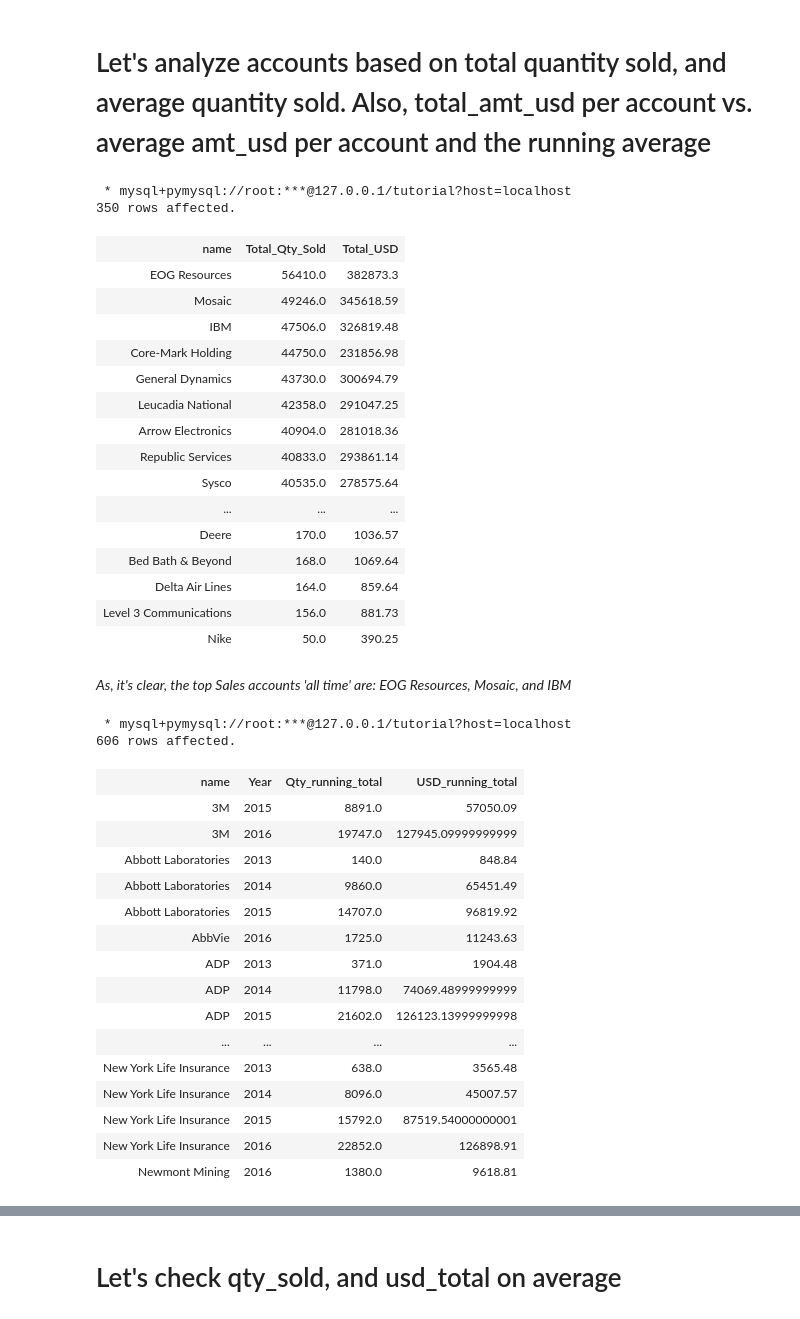
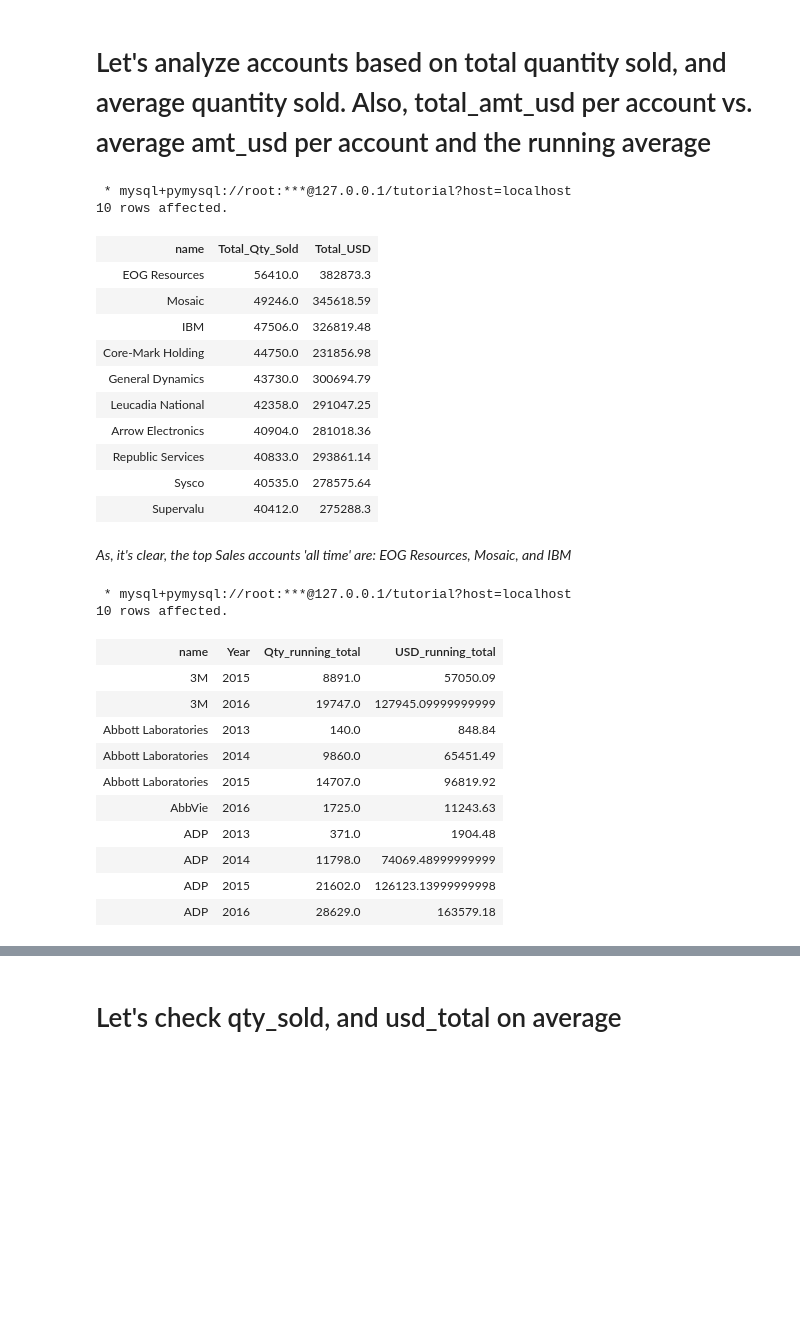
Before and after one commit to KhadijahMohamedAbd/SQL_Analysis_Project, a Jupyter notebook: SQL_Project.ipynb, the cells around one changed output, grey strips where cells are left out. Drawn from its saved outputs; the diff is of its cells as text; code cells hidden in the pictures; blank space fills up the shorter version.

```diff
--- a/SQL_Project.ipynb
+++ b/SQL_Project.ipynb
@@ -329,9 +313,10 @@ FROM
     orders AS o ON a.id = o.account_id
 GROUP BY a.name
 ORDER BY 2 DESC , 3 DESC
+LIMIT 10;
 # %% [output]
  * mysql+pymysql://root:***@127.0.0.1/tutorial?host=localhost
-350 rows affected.
+10 rows affected.
 | name | Total_Qty_Sold | Total_USD |
 | EOG Resources | 56410.0 | 382873.3 |
 | Mosaic | 49246.0 | 345618.59 |
@@ -342,12 +327,7 @@ ORDER BY 2 DESC , 3 DESC
 | Arrow Electronics | 40904.0 | 281018.36 |
 | Republic Services | 40833.0 | 293861.14 |
 | Sysco | 40535.0 | 278575.64 |
-| ... | ... | ... |
-| Deere | 170.0 | 1036.57 |
-| Bed Bath & Beyond | 168.0 | 1069.64 |
-| Delta Air Lines | 164.0 | 859.64 |
-| Level 3 Communications | 156.0 | 881.73 |
-| Nike | 50.0 | 390.25 |
+| Supervalu | 40412.0 | 275288.3 |
 # %% [markdown]
 *As, it's clear, the top Sales accounts 'all time' are: EOG Resources, Mosaic, and IBM*
 # %%
@@ -357,40 +337,36 @@ ORDER BY 2 DESC , 3 DESC
 
 SELECT name, Year, SUM(Total_Qty_Sold) OVER w AS Qty_running_total,
 SUM(Total_USD) OVER w AS USD_running_total
 FROM
 
 (SELECT
     a.name,
     EXTRACT(YEAR FROM o.occurred_at) AS Year,
     SUM(o.total) AS Total_Qty_Sold,
     ROUND(SUM(o.total_amt_usd), 2) AS Total_USD
 FROM
     accounts AS a
         INNER JOIN
     orders AS o ON a.id = o.account_id
 GROUP BY 1 , 2
 ORDER BY 2 DESC , 3 DESC) SUB
 
 WINDOW w AS (PARTITION BY name ORDER BY Year)
+LIMIT 10;
 # %% [output]
  * mysql+pymysql://root:***@127.0.0.1/tutorial?host=localhost
-606 rows affected.
+10 rows affected.
 | name | Year | Qty_running_total | USD_running_total |
 | 3M | 2015 | 8891.0 | 57050.09 |
 | 3M | 2016 | 19747.0 | 127945.09999999999 |
 | Abbott Laboratories | 2013 | 140.0 | 848.84 |
 | Abbott Laboratories | 2014 | 9860.0 | 65451.49 |
 | Abbott Laboratories | 2015 | 14707.0 | 96819.92 |
 | AbbVie | 2016 | 1725.0 | 11243.63 |
 | ADP | 2013 | 371.0 | 1904.48 |
 | ADP | 2014 | 11798.0 | 74069.48999999999 |
 | ADP | 2015 | 21602.0 | 126123.13999999998 |
-| ... | ... | ... | ... |
-| New York Life Insurance | 2013 | 638.0 | 3565.48 |
-| New York Life Insurance | 2014 | 8096.0 | 45007.57 |
-| New York Life Insurance | 2015 | 15792.0 | 87519.54000000001 |
-| New York Life Insurance | 2016 | 22852.0 | 126898.91 |
-| Newmont Mining | 2016 | 1380.0 | 9618.81 |
+| ADP | 2016 | 28629.0 | 163579.18 |
 # %%
 %%sql
 
```
Also changed, not shown: parts of 10 cells of this notebook.
